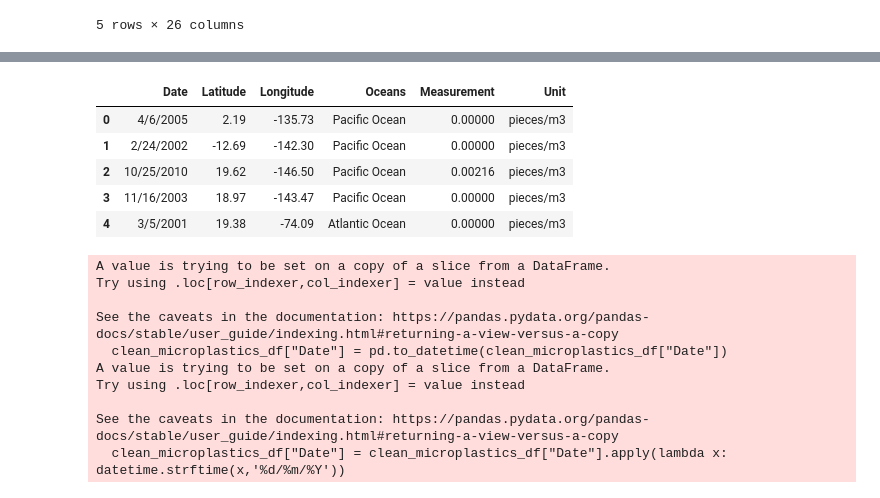
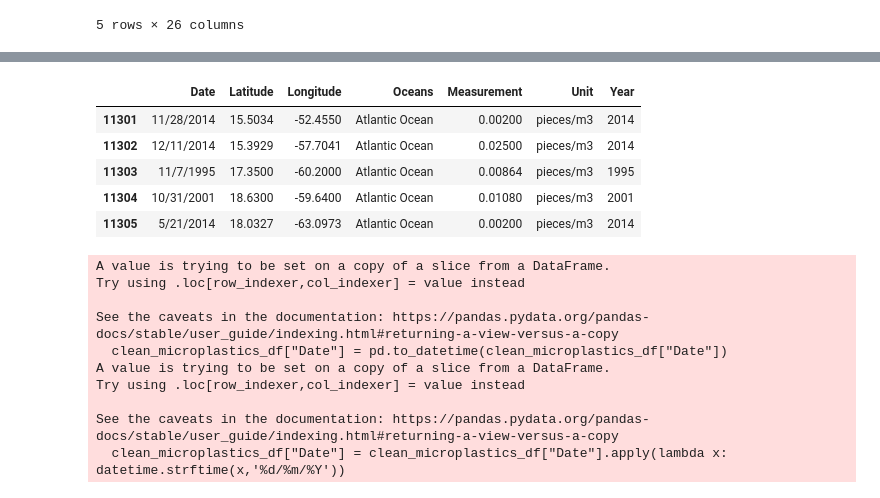
Before and after one commit to emalaki/Project-1, a Jupyter notebook: aa-notebook.ipynb, the cells around one changed output, grey strips where cells are left out. Saved outputs shown, nothing was run; the diff lists cells and outputs as text; code cells hidden in the pictures.

```diff
--- a/aa-notebook.ipynb
+++ b/aa-notebook.ipynb
@@ -26,6 +27,6 @@ microplastics_csv.head()
 # %%
 #taking columns we need
 clean_microplastics_df = microplastics_csv[["Date","Latitude","Longitude","Oceans","Measurement","Unit",]]
-
+clean_microplastics_df["Year"] = pd.Series()
 clean_microplastics_df.head()
 # %% [output]
@@ -38,15 +58,14 @@ clean_microplastics_df.head()
 # %%
-#cleaning time column
-for i in range(len(clean_microplastics_df["Date"])):
-    date_time = clean_microplastics_df.loc[i,"Date"]
-    date = date_time.split(" ")[0]
-    clean_microplastics_df.loc[i,"Date"]=date
-clean_microplastics_df.head()
+for x in range(len(clean_microplastics_df["Year"])):
+    year_time = clean_microplastics_df.loc[x,"Date"]
+    year = year_time.split("/")[2]
+    clean_microplastics_df.loc[x,"Year"]=year
+clean_microplastics_df.tail()
 # %% [output]
-|  | Date | Latitude | Longitude | Oceans | Measurement | Unit |
-| 0 | 4/6/2005 | 2.19 | -135.73 | Pacific Ocean | 0.00000 | pieces/m3 |
-| 1 | 2/24/2002 | -12.69 | -142.30 | Pacific Ocean | 0.00000 | pieces/m3 |
-| 2 | 10/25/2010 | 19.62 | -146.50 | Pacific Ocean | 0.00216 | pieces/m3 |
-| 3 | 11/16/2003 | 18.97 | -143.47 | Pacific Ocean | 0.00000 | pieces/m3 |
-| 4 | 3/5/2001 | 19.38 | -74.09 | Atlantic Ocean | 0.00000 | pieces/m3 |
+|  | Date | Latitude | Longitude | Oceans | Measurement | Unit | Year |
+| 11301 | 11/28/2014 | 15.5034 | -52.4550 | Atlantic Ocean | 0.00200 | pieces/m3 | 2014 |
+| 11302 | 12/11/2014 | 15.3929 | -57.7041 | Atlantic Ocean | 0.02500 | pieces/m3 | 2014 |
+| 11303 | 11/7/1995 | 17.3500 | -60.2000 | Atlantic Ocean | 0.00864 | pieces/m3 | 1995 |
+| 11304 | 10/31/2001 | 18.6300 | -59.6400 | Atlantic Ocean | 0.01080 | pieces/m3 | 2001 |
+| 11305 | 5/21/2014 | 18.0327 | -63.0973 | Atlantic Ocean | 0.00200 | pieces/m3 | 2014 |
 # %%
```
Also changed, not shown: parts of 5 cells of this notebook.
